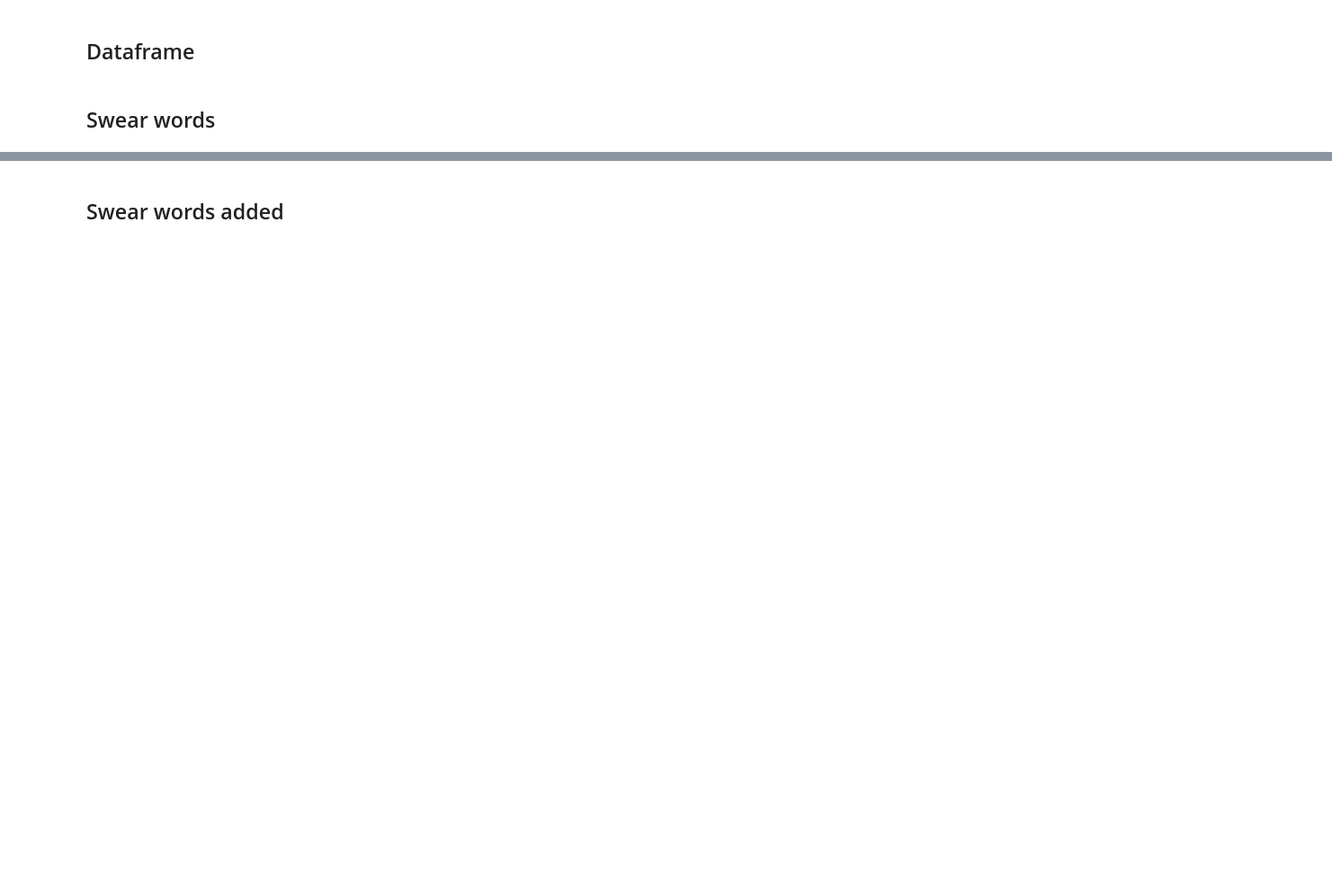
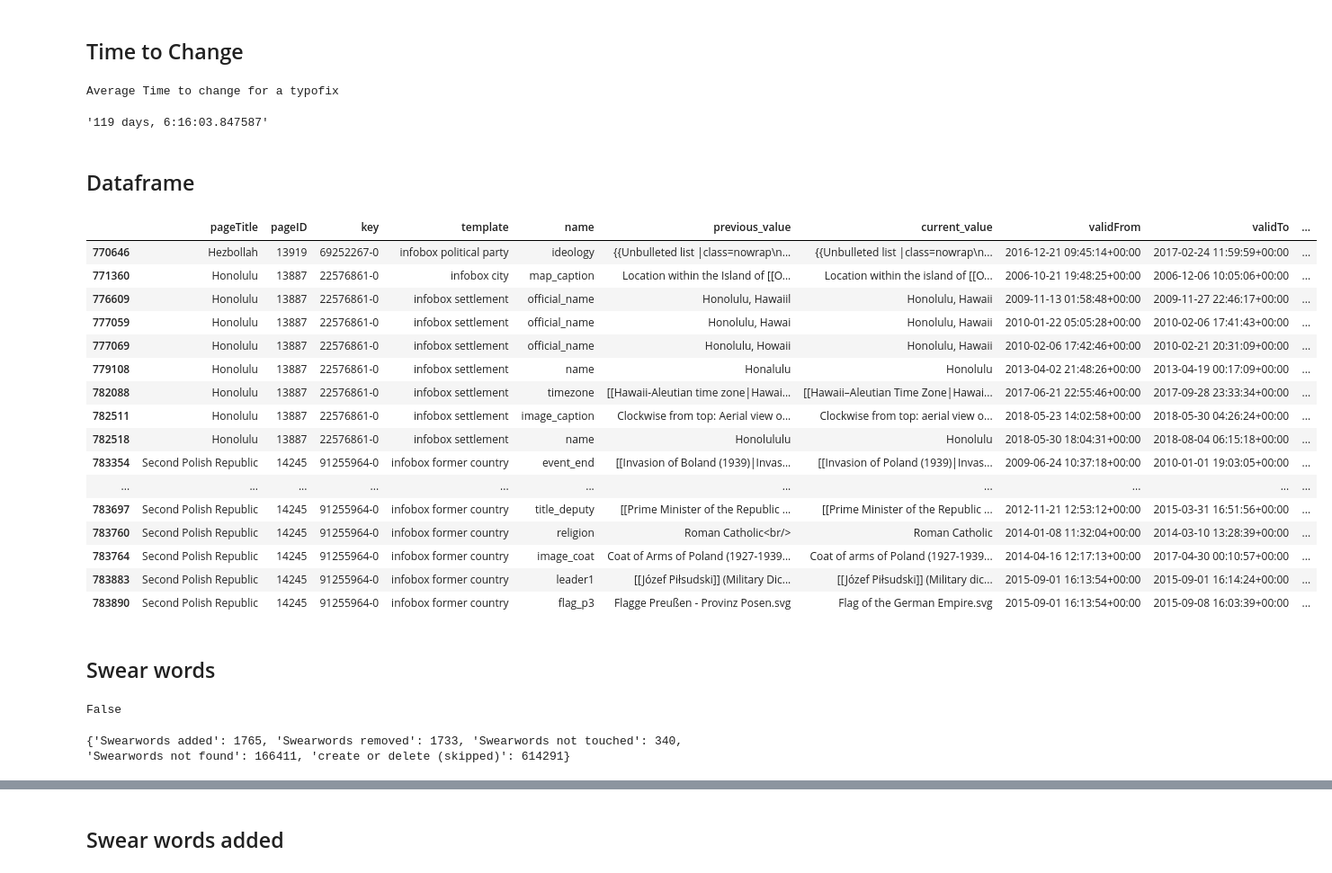
Before and after one commit to HPI-Information-Systems/wikipedia_cleanup, a Jupyter notebook: notebooks/tibor/typo_detection.ipynb, the cells around one changed output, grey strips where cells are left out. Shown at 90% size. Drawn from its saved outputs; the diff is of its cells as text; code cells hidden in the pictures; blank space fills up the shorter version.

Commit message:
Add time to change

```diff
--- a/notebooks/tibor/typo_detection.ipynb
+++ b/notebooks/tibor/typo_detection.ipynb
@@ -124 +132,4 @@ len(files)
+# %%
+my_file = open("../../../words_alpha.txt", "r")
+words_dict=set(my_file.read().split("\n"))
 # %%
@@ -163,12 +191,3 @@ words_dict=set(my_file.read().split())
-# %%
-typo_lst = []
-for i in tqdm(range(len(change_tuples))):
-    # Check only changes (no creations/deletions)
-    if(change_tuples[i][5] is not None and change_tuples[i][6] is not None):
-        typo_lst.append(typo_check(
-            change_tuples[i][5], change_tuples[i][6], words_dict, False))
-    else:
-        typo_lst.append(None)
 # %%
 counts = {"typo fixed": 0,
           "no typo": 0,
@@ -191,6 +218,8 @@ print("typo fix %:",counts["typo fixed"]/(counts["typo fixed"]+counts["no typo"]
 # %%
 # get idx of all typos
-idx = []
+typo_idx = []
 for i in range(len(typo_lst)):
     if typo_lst[i] == True:
-        idx.append(i)
+        typo_idx.append(i)
+# %% [markdown]
+## Time to Change
@@ -197,10 +237,36 @@ for i in range(len(typo_lst)):
+# %%
+print("Average Time to change for a typofix")
+str(average_timedelta_between_changes(typo_idx,change_tuples))
+# %% [output]
+Average Time to change for a typofix
+'119 days, 6:16:03.847587'
 # %% [markdown]
 ## Dataframe
 # %%
-data = pd.DataFrame(change_tuples, columns=['pageTitle', 'pageID', 'key', 'template', 'name', 'previous_value', 'current_value', 'timestamp', 'revisionId', 'user_name', 'user_id', 'user_ip', 'attributes'])
-data['timestamp'] = pd.to_datetime(data['timestamp'])
+data = pd.DataFrame(change_tuples, columns=['pageTitle', 'pageID', 'key', 'template', 'name', 'previous_value',
+                    'current_value', 'validFrom', 'validTo', 'revisionId', 'user_name', 'user_id', 'user_ip', 'attributes'])
+data['validFrom'] = pd.to_datetime(data['validFrom'])
+data['validTo'] = pd.to_datetime(data['validTo'])
 # %%
-data.iloc[idx].tail(20)
+data.iloc[typo_idx].tail(20)
+# %% [output]
+|  | pageTitle | pageID | key | template | name | previous_value | current_value | validFrom | validTo | ... |
+| 770646 | Hezbollah | 13919 | 69252267-0 | infobox political party | ideology | {{Unbulleted list |class=nowrap\n... | {{Unbulleted list |class=nowrap\n... | 2016-12-21 09:45:14+00:00 | 2017-02-24 11:59:59+00:00 | ... |
+| 771360 | Honolulu | 13887 | 22576861-0 | infobox city | map_caption | Location within the Island of [[O... | Location within the island of [[O... | 2006-10-21 19:48:25+00:00 | 2006-12-06 10:05:06+00:00 | ... |
+| 776609 | Honolulu | 13887 | 22576861-0 | infobox settlement | official_name | Honolulu, Hawaiil | Honolulu, Hawaii | 2009-11-13 01:58:48+00:00 | 2009-11-27 22:46:17+00:00 | ... |
+| 777059 | Honolulu | 13887 | 22576861-0 | infobox settlement | official_name | Honolulu, Hawai | Honolulu, Hawaii | 2010-01-22 05:05:28+00:00 | 2010-02-06 17:41:43+00:00 | ... |
+| 777069 | Honolulu | 13887 | 22576861-0 | infobox settlement | official_name | Honolulu, Howaii | Honolulu, Hawaii | 2010-02-06 17:42:46+00:00 | 2010-02-21 20:31:09+00:00 | ... |
+| 779108 | Honolulu | 13887 | 22576861-0 | infobox settlement | name | Honalulu | Honolulu | 2013-04-02 21:48:26+00:00 | 2013-04-19 00:17:09+00:00 | ... |
+| 782088 | Honolulu | 13887 | 22576861-0 | infobox settlement | timezone | [[Hawaii-Aleutian time zone|Hawai... | [[Hawaii–Aleutian Time Zone|Hawai... | 2017-06-21 22:55:46+00:00 | 2017-09-28 23:33:34+00:00 | ... |
+| 782511 | Honolulu | 13887 | 22576861-0 | infobox settlement | image_caption | Clockwise from top: Aerial view o... | Clockwise from top: aerial view o... | 2018-05-23 14:02:58+00:00 | 2018-05-30 04:26:24+00:00 | ... |
+| 782518 | Honolulu | 13887 | 22576861-0 | infobox settlement | name | Honolululu | Honolulu | 2018-05-30 18:04:31+00:00 | 2018-08-04 06:15:18+00:00 | ... |
+| 783354 | Second Polish Republic | 14245 | 91255964-0 | infobox former country | event_end | [[Invasion of Boland (1939)|Invas... | [[Invasion of Poland (1939)|Invas... | 2009-06-24 10:37:18+00:00 | 2010-01-01 19:03:05+00:00 | ... |
+| ... | ... | ... | ... | ... | ... | ... | ... | ... | ... | ... |
+| 783697 | Second Polish Republic | 14245 | 91255964-0 | infobox former country | title_deputy | [[Prime Minister of the Republic ... | [[Prime Minister of the Republic ... | 2012-11-21 12:53:12+00:00 | 2015-03-31 16:51:56+00:00 | ... |
+| 783760 | Second Polish Republic | 14245 | 91255964-0 | infobox former country | religion | Roman Catholic<br/> | Roman Catholic | 2014-01-08 11:32:04+00:00 | 2014-03-10 13:28:39+00:00 | ... |
+| 783764 | Second Polish Republic | 14245 | 91255964-0 | infobox former country | image_coat | Coat of Arms of Poland (1927-1939... | Coat of arms of Poland (1927-1939... | 2014-04-16 12:17:13+00:00 | 2017-04-30 00:10:57+00:00 | ... |
+| 783883 | Second Polish Republic | 14245 | 91255964-0 | infobox former country | leader1 | [[Józef Piłsudski]] (Military Dic... | [[Józef Piłsudski]] (Military dic... | 2015-09-01 16:13:54+00:00 | 2015-09-01 16:14:24+00:00 | ... |
+| 783890 | Second Polish Republic | 14245 | 91255964-0 | infobox former country | flag_p3 | Flagge Preußen - Provinz Posen.svg | Flag of the German Empire.svg | 2015-09-01 16:13:54+00:00 | 2015-09-08 16:03:39+00:00 | ... |
 # %% [markdown]
 ## Swear words
 # %%
@@ -244,13 +310,25 @@ def check_swear(str1, str2, words_dict, lowercase=True):
     if (not prev_swear and not curr_swear):
         # swear word in none
         return 0
+# %%
+def is_not_empty_or_none(input):
+    return input is not None and input is not ""
+
+is_not_empty_or_none(None)
+# %% [output]
+False
 # %%
 swear_file = open("../../../words_swear.txt", "r")
-swear_dict = set(swear_file.read().split())
+swear_dict = set(swear_file.read().split("\n"))
+swear_dict.remove("nazi")
+
+def is_not_empty_or_none(input):
+    return input is not None and input is not ""
+
 
 swear_lst = []
 for i in tqdm(range(len(change_tuples))):
-    if(change_tuples[i][5] is not None and change_tuples[i][6] is not None):
+    if(is_not_empty_or_none(change_tuples[i][5]) and is_not_empty_or_none(change_tuples[i][6])):
         swear_lst.append(check_swear(
             change_tuples[i][5], change_tuples[i][6], swear_dict))
     else:
@@ -282,6 +360,8 @@ for i in range(len(swear_lst)):
         idx_swear[0].append(i)
     if swear_lst[i] == 2:
         idx_swear[1].append(i)
+# %% [output]
+{'Swearwords added': 1765, 'Swearwords removed': 1733, 'Swearwords not touched': 340, 'Swearwords not found': 166411, 'create or delete (skipped)': 614291}
 # %%
 print("Swearwords added:", counts_swear["Swearwords added"])
 print("Swearwords removed:", counts_swear["Swearwords removed"])
```
Also changed, not shown: parts of 15 cells of this notebook.
